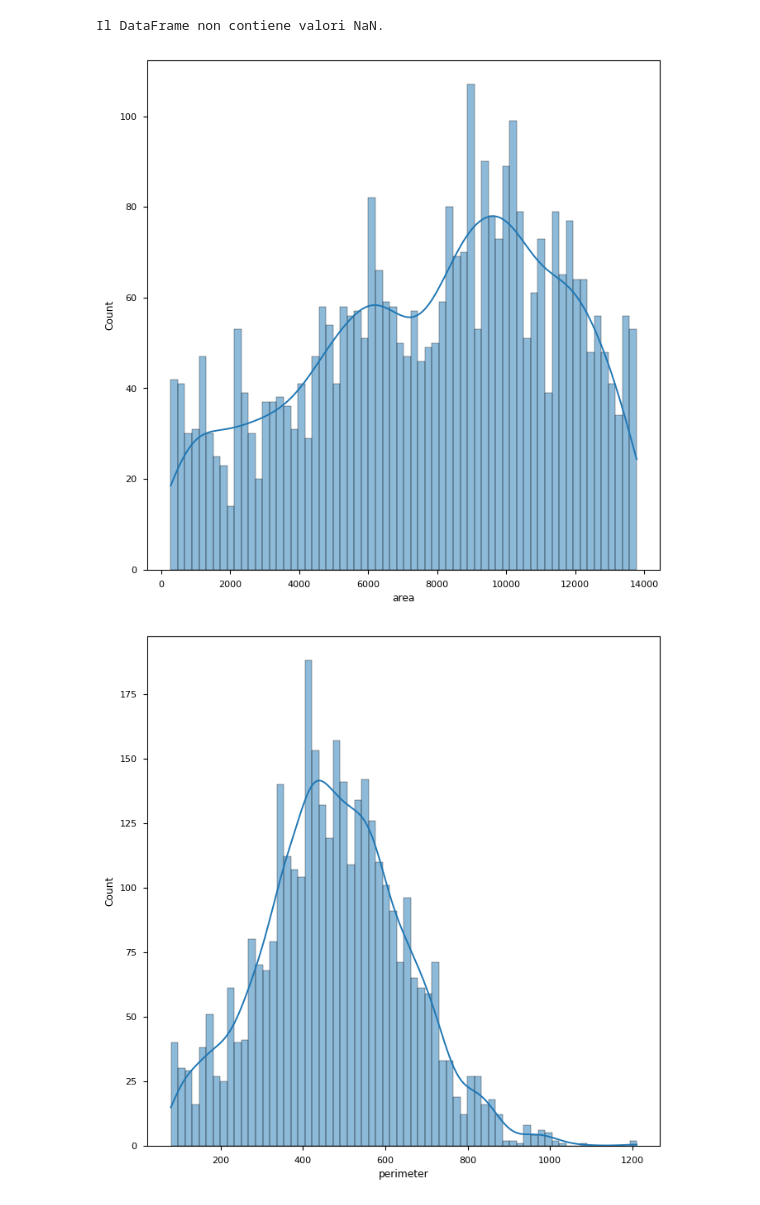
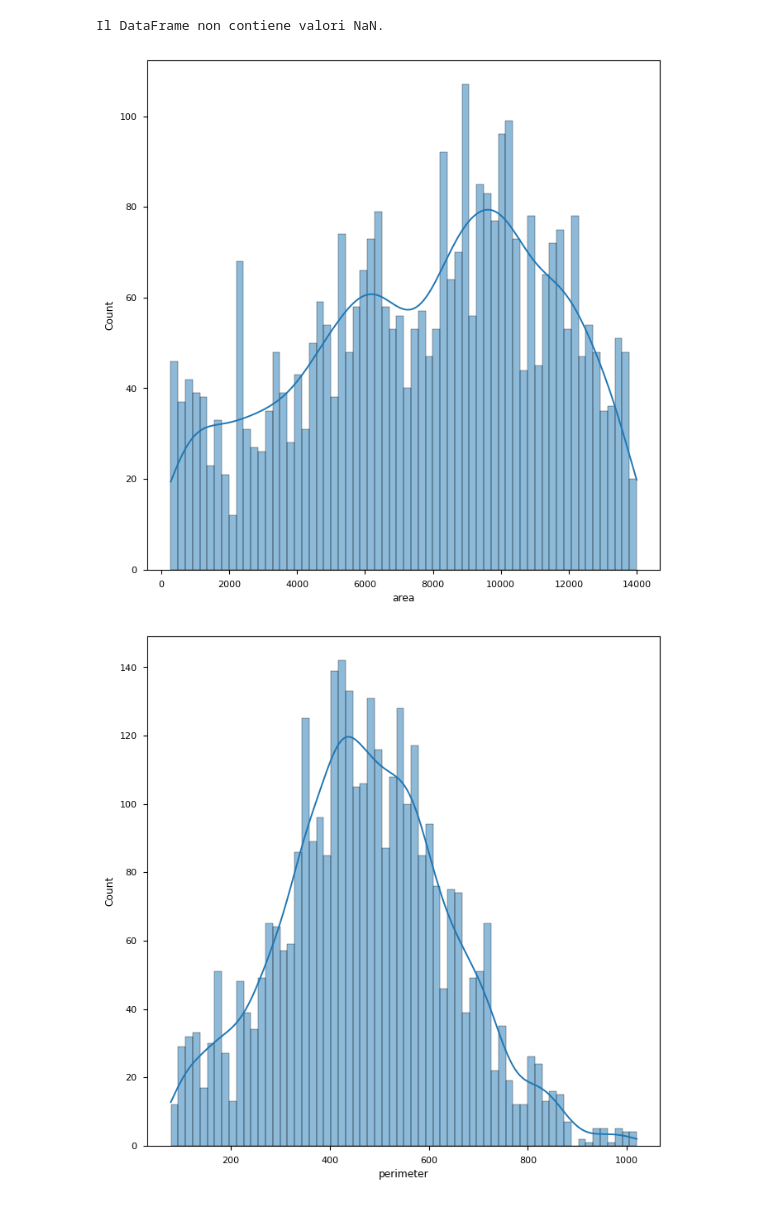
Before and after one commit to daimoners/GrapheNetDefectDetector, a Jupyter notebook: yolo_gdd.ipynb, the cells around one changed output. Cells and saved outputs as stored; diff of their text form; code cells hidden in the pictures.

```diff
--- a/yolo_gdd.ipynb
+++ b/yolo_gdd.ipynb
@@ -128,6 +129,8 @@ if not filepath:
     ip_dict = original_df.set_index("file_name")["IP_ev"].to_dict()
     ea_dict = original_df.set_index("file_name")["EA_ev"].to_dict()
     band_gap_dict = original_df.set_index("file_name")["band_gap_ev"].to_dict()
+    current_dict = original_df.set_index("file_name")["current"].to_dict()
+    flake_total_area_dict = original_df.set_index("file_name")["flake_total_area"].to_dict()
 
     # Aggiunta della colonna total_energy al primo dataframe
     grouped_df["total_energy_eV"] = grouped_df["file_name"].map(energy_dict)
@@ -138,6 +141,8 @@ if not filepath:
     grouped_df["energy_per_atom"] = (
         grouped_df["total_energy_eV"] / grouped_df["n_atoms"]
     )
+    grouped_df["current"] = grouped_df["file_name"].map(current_dict)
+    grouped_df["flake_total_area"] = grouped_df["file_name"].map(flake_total_area_dict)
     grouped_df = grouped_df.dropna()
 
     grouped_df.to_csv(data_path.joinpath("features.csv"), index=False)
@@ -153,24 +158,23 @@ Il DataFrame non contiene valori NaN.
 # %%
 features_list = [
     "area",
     "perimeter",
     "circularity",
     "solidity",
     "feret_diameter",
     "compactness",
     "eccentricity",
     "number_of_edges",
     "edge_density",
     "GLCM_correlation",
     "GLCM_energy",
     "GLCM_homogeneity",
     "GLCM_contrast",
 ]
-res = 231 * 199
-df_filtrato = grouped_df[grouped_df["area"] / res < 0.3]
+df_filtrato = grouped_df[grouped_df["area"] / grouped_df["flake_total_area"] < 0.3]
 for feature in features_list:
     fig = plt.figure(figsize=(8, 8))
     sns.histplot(df_filtrato[feature], kde=True, bins=int(np.sqrt(len(grouped_df))))
 # %% [output]
-[figure, old version]
+[figure, new version]
-[figure, old version]
+[figure, new version]
```
Also changed, not shown: parts of 8 cells of this notebook, 2 other files.
